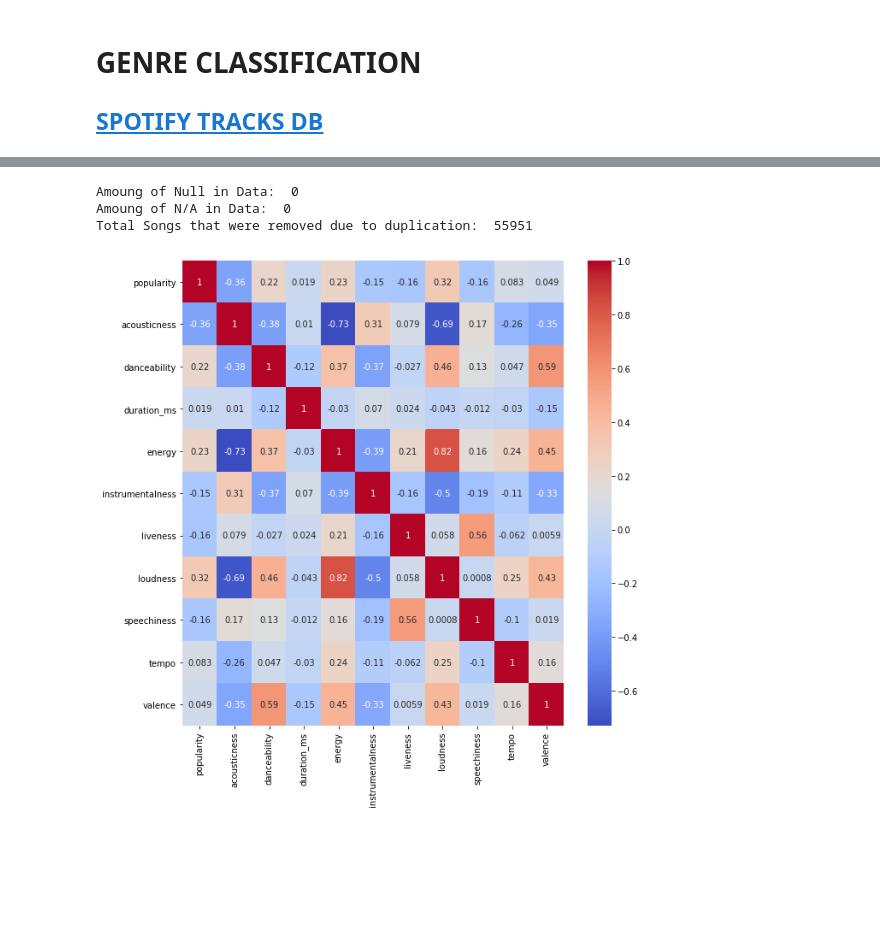
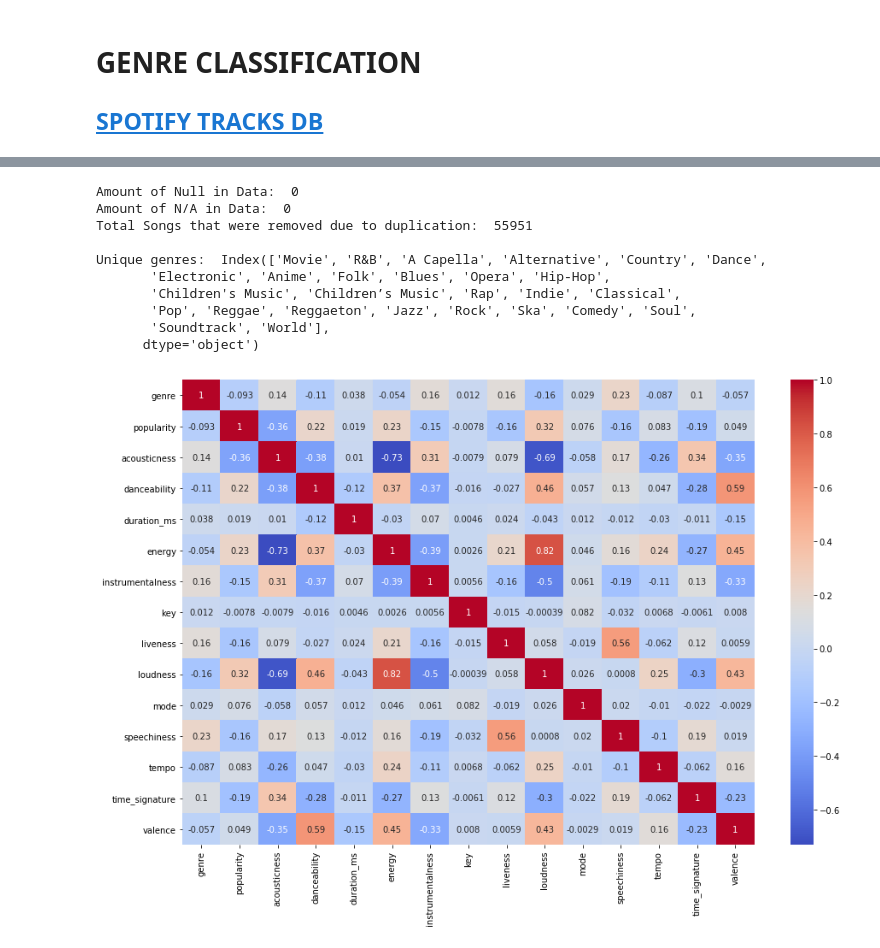
Before and after one commit to iarhbahsir/spotify-genre, a Jupyter notebook: DataCleaning.ipynb, the cells around one changed output, grey strips where cells are left out. Cells and saved outputs as stored; diff of their text form; code cells hidden in the pictures; blank space fills up the shorter version.

Commit message:
Added Factorized Columns

```diff
--- a/DataCleaning.ipynb
+++ b/DataCleaning.ipynb
@@ -49,25 +49,44 @@ None
 print("Amount of Null in Data: ", spotify_data.isnull().sum().sum())
 print("Amount of N/A in Data: ", spotify_data.isna().sum().sum())
 
+#Factorize columns that are strings
+spotify_data_factorized = spotify_data.copy()
+spotify_data_factorized['genre'], genre_mapping = pd.factorize(spotify_data_factorized['genre'])
+spotify_data_factorized['time_signature'], time_signature_mapping = pd.factorize(spotify_data_factorized['time_signature'])
+spotify_data_factorized['mode'], mode_mapping = pd.factorize(spotify_data_factorized['mode'])
+spotify_data_factorized['key'], key_mapping = pd.factorize(spotify_data_factorized['key'])
+
+
+
 #Deleting Duplicates in data with exact values in track_id
 #Spotify will categorize 1 unique song into multiple genres
 #We will take the first genre that the song is categorized into
-spotify_data_cleansed = spotify_data.drop_duplicates(subset='track_id', keep='first')
+spotify_data_cleansed = spotify_data_factorized.drop_duplicates(subset='track_id', keep='first')
 print("Total Songs that were removed due to duplication: ", (spotify_data.shape[0] - spotify_data_cleansed.shape[0]))
+
+
+print("\nUnique genres: ", genre_mapping)
 # %% [output]
-Amoung of Null in Data:  0
-Amoung of N/A in Data:  0
+Amount of Null in Data:  0
+Amount of N/A in Data:  0
 Total Songs that were removed due to duplication:  55951
+
+Unique genres:  Index(['Movie', 'R&B', 'A Capella', 'Alternative', 'Country', 'Dance',
+       'Electronic', 'Anime', 'Folk', 'Blues', 'Opera', 'Hip-Hop',
+       'Children's Music', 'Children’s Music', 'Rap', 'Indie', 'Classical',
+       'Pop', 'Reggae', 'Reggaeton', 'Jazz', 'Rock', 'Ska', 'Comedy', 'Soul',
+       'Soundtrack', 'World'],
+      dtype='object')
 # %%
 import seaborn as sn
 import matplotlib.pyplot as plt
 #Find Correlations within data
 corr_matric = spotify_data_cleansed.corr()
-plt.subplots(figsize=(10,10))
+plt.subplots(figsize=(15,10))
 sn.heatmap(corr_matric, annot=True, cmap="coolwarm")
 plt.show()
 # %% [output]
-[figure, old version]
+[figure, new version]
 # %%
 #Bar Chart to show distribution of Genres
 plt.subplots(figsize=(10,10))
```
Also changed, not shown: parts of 1 cell of this notebook.
